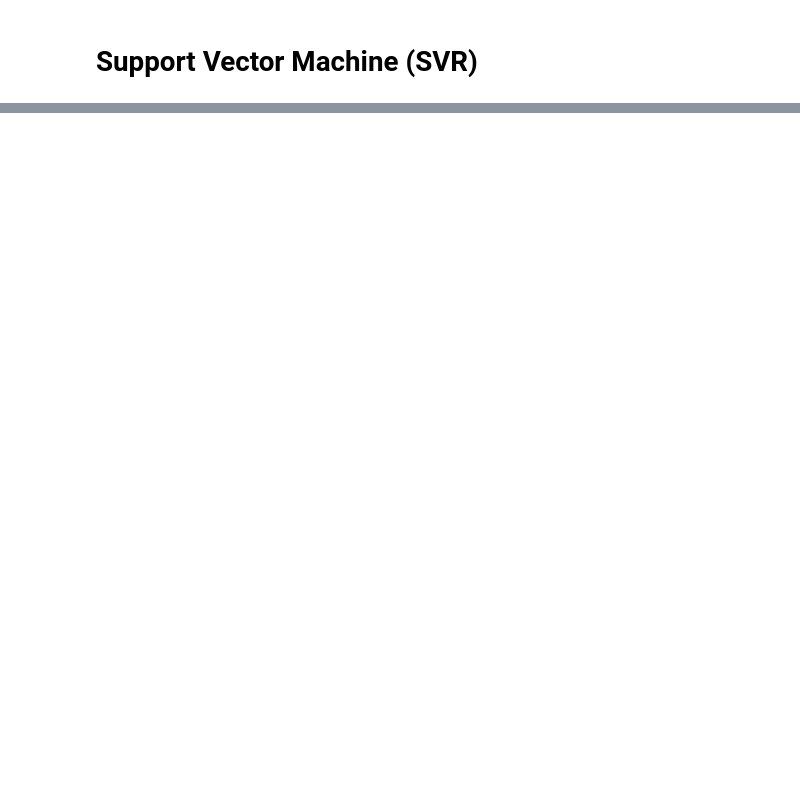
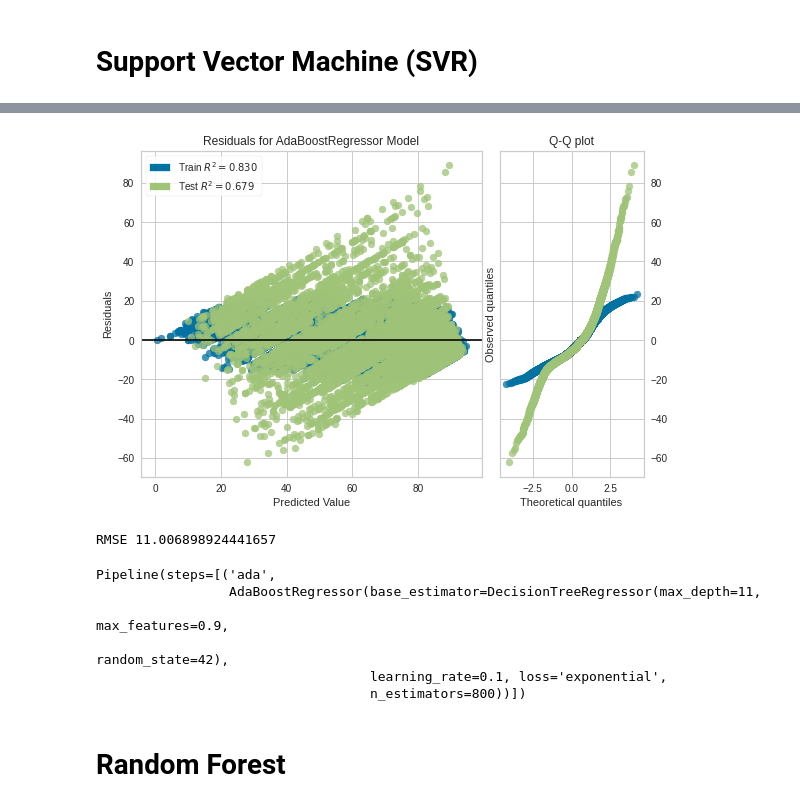
Before and after one commit to georgetown-analytics/student-outcomes, a Jupyter notebook: notebooks/model1.ipynb, the cells around one changed output, grey strips where cells are left out. Cells and saved outputs as stored; diff of their text form; code cells hidden in the pictures; blank space fills up the shorter version.

```diff
--- a/notebooks/model1.ipynb
+++ b/notebooks/model1.ipynb
@@ -74,17 +86,17 @@ def display_grid_results(results):
 ## ElasticNet (Generalized Linear Model)
 # %%
 std_scaler = SklearnTransformerWrapper(transformer=StandardScaler(),
-                                             variables=X.select_dtypes(include=np.number).columns.to_list())
+                                       variables=Xtrain.columns.to_list())
 min_max_scaler = SklearnTransformerWrapper(transformer=MinMaxScaler(),
-                                             variables=X.select_dtypes(include=np.number).columns.to_list())
+                                           variables=Xtrain.columns.to_list())
 
 pipe_elastic = Pipeline(steps=[("scale", std_scaler),
                                ("general_linear",
                                ElasticNetCV(
-                                l1_ratio=[0.1,0.4,0.7,1.0],
+                                l1_ratio=[0.1, 0.4, 0.7, 1.0],
                                 random_state=42,
                                 max_iter=2000,
                                 n_jobs=4,
                                 cv=10))
-                                ])
+                               ])
 # %%
@@ -147,0 +279,29 @@ ValueError: Invalid parameter 'svr_degree' for estimator Pipeline(steps=[('scale
+# %%
+pipe_adar = AdaBoostRegressor(base_estimator=DecisionTreeRegressor(random_state=42))
+
+param_grid = {'n_estimators': [800],
+              'base_estimator__max_features': [0.3,0.9],
+               'base_estimator__max_depth': [9,11],
+              'learning_rate': [0.1,0.2],
+              'loss': ['exponential']}
+
+
+local_model_path = (
+    "../../student_outcome_saved_models/model_minimal_features_adar_gridsearch2.pkl"
+)
+
+clf = {}
+if os.path.exists(local_model_path):
+    clf = joblib.load(local_model_path)
+else:
+    clf = GridSearchCV(
+        pipe_adar,
+        param_grid,
+        n_jobs=5,
+        verbose=3,
+        cv=10,
+        scoring="r2",
+    )
+    clf.fit(Xtrain, ytrain)
+    joblib.dump(clf, local_model_path)
+    append_to_model_params_log("Minimal Features - AdaBoostRegressor", clf.best_params_)
@@ -147,0 +338,14 @@ ValueError: Invalid parameter 'svr_degree' for estimator Pipeline(steps=[('scale
+# %%
+pipe_adar = Pipeline(steps=[("ada", AdaBoostRegressor(learning_rate=0.1, loss='exponential',n_estimators=800, base_estimator=DecisionTreeRegressor(max_features=0.9, max_depth=11, random_state=42)))])
+make_residual_plot_and_print_rmse(Xtrain, ytrain, Xtest, ytest, pipe_adar)
+# %% [output]
+[figure, added]
+RMSE 11.006898924441657
+Pipeline(steps=[('ada',
+                 AdaBoostRegressor(base_estimator=DecisionTreeRegressor(max_depth=11,
+                                                                        max_features=0.9,
+                                                                        random_state=42),
+                                   learning_rate=0.1, loss='exponential',
+                                   n_estimators=800))])
+# %% [markdown]
+# Random Forest
```
Also changed, not shown: parts of 17 cells of this notebook, 6 other files.
